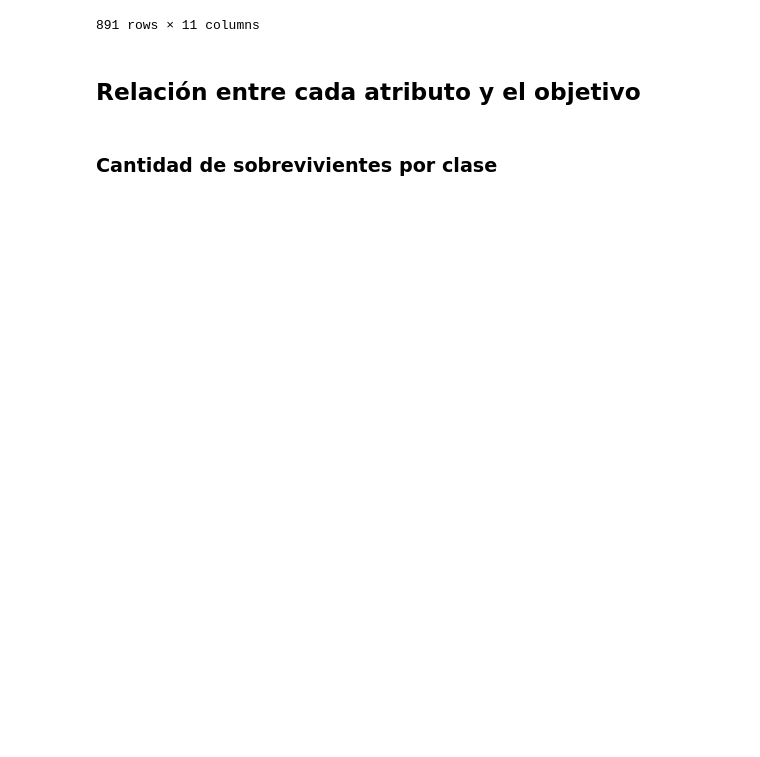
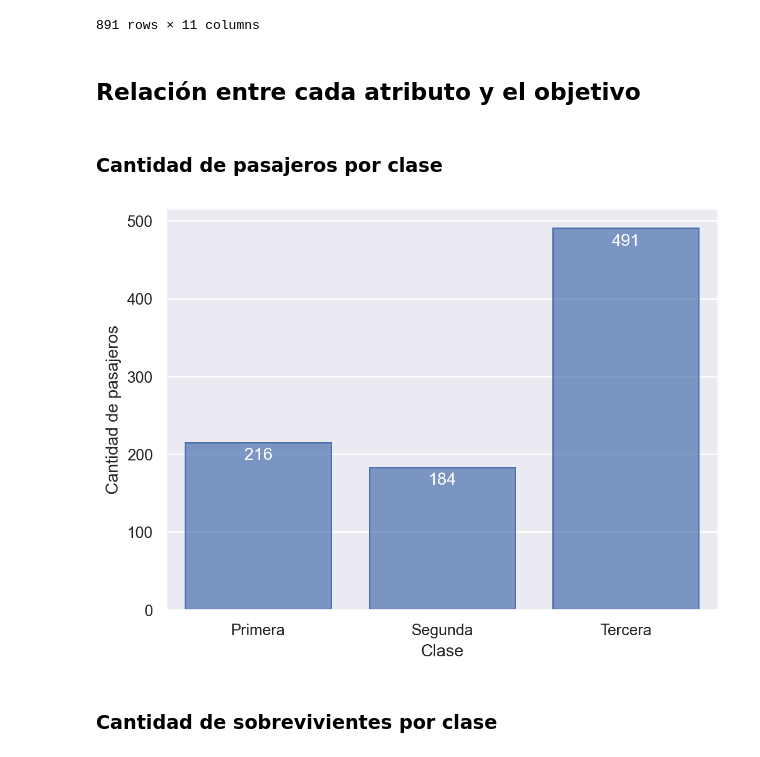
Before and after one commit to joackob/titanic-ml, a Jupyter notebook: notebooks/2-visual-and-statistical-exploration.ipynb, the cells around one changed output. Saved outputs shown, nothing was run; the diff lists cells and outputs as text; code cells hidden in the pictures; blank space fills up the shorter version.

```diff
--- a/notebooks/2-visual-and-statistical-exploration.ipynb
+++ b/notebooks/2-visual-and-statistical-exploration.ipynb
@@ -23,5 +25,20 @@ data_train
 891 rows × 11 columns
 # %% [markdown]
 ## Relación entre cada atributo y el objetivo
+# %% [markdown]
+### Cantidad de pasajeros por clase
+# %%
+so.Plot(
+    data=data_train.loc[:, ["Clase"]]
+    .groupby(by="Clase")
+    .size()
+    .reset_index()
+    .rename(columns={0: "Cantidad"}),
+    x="Clase",
+    y="Cantidad",
+    text="Cantidad",
+).add(so.Bar()).add(so.Text(valign="top", color="w")).label(y="Cantidad de pasajeros")
+# %% [output]
+[figure, added]
 # %% [markdown]
 ### Cantidad de sobrevivientes por clase
```
Also changed, not shown: parts of 21 cells of this notebook, 4 other files.
